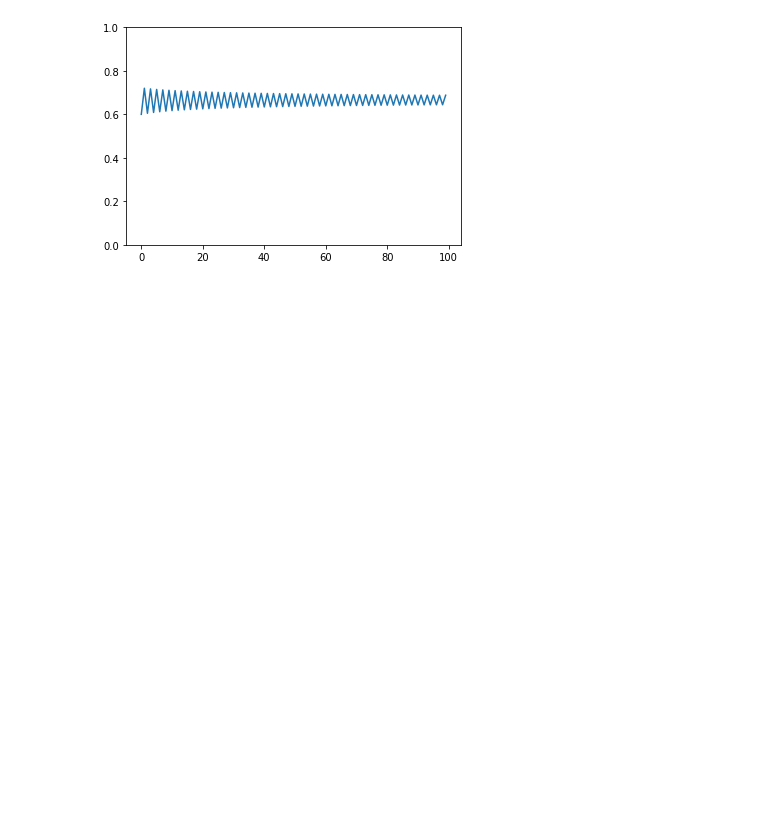
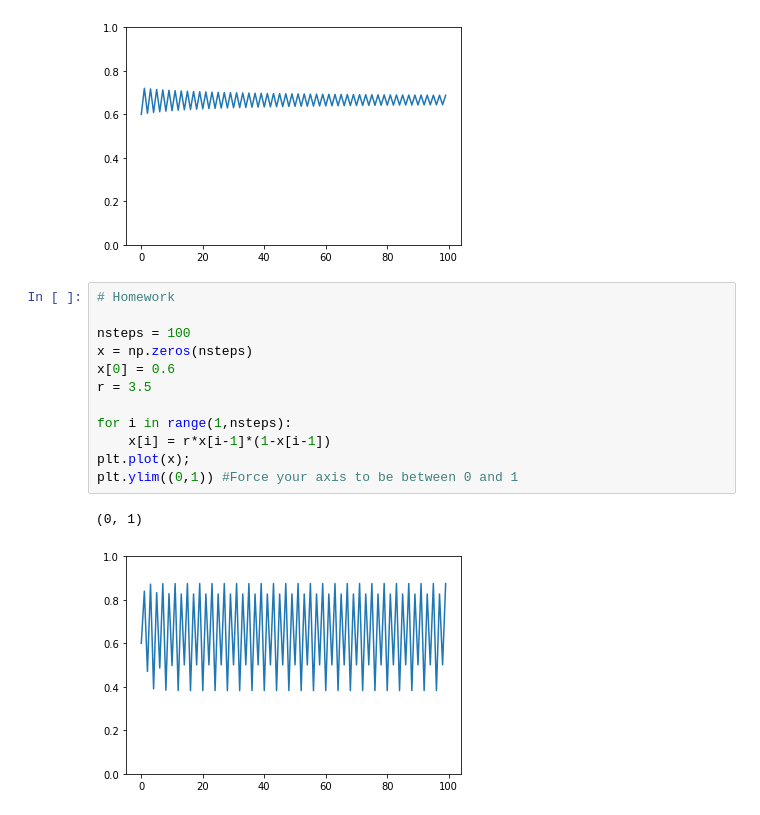
Before and after one commit to snakeiana/BIO-336-S, a Jupyter notebook: 022_GROWTH.ipynb, the cells around one changed output. Saved outputs shown, nothing was run; the diff lists cells and outputs as text; blank space fills up the shorter version.

```diff
--- a/022_GROWTH.ipynb
+++ b/022_GROWTH.ipynb
@@ -30,3 +30,18 @@ plt.ylim((0,1)) #Force your axis to be between 0 and 1
 # %% [output]
 (0, 1)
 [figure]
+# %%
+# Homework
+
+nsteps = 100
+x = np.zeros(nsteps)
+x[0] = 0.6
+r = 3.5
+
+for i in range(1,nsteps):
+    x[i] = r*x[i-1]*(1-x[i-1])
+plt.plot(x);
+plt.ylim((0,1)) #Force your axis to be between 0 and 1
+# %% [output]
+(0, 1)
+[figure, added]
```
Also changed, not shown: 1 other file.
